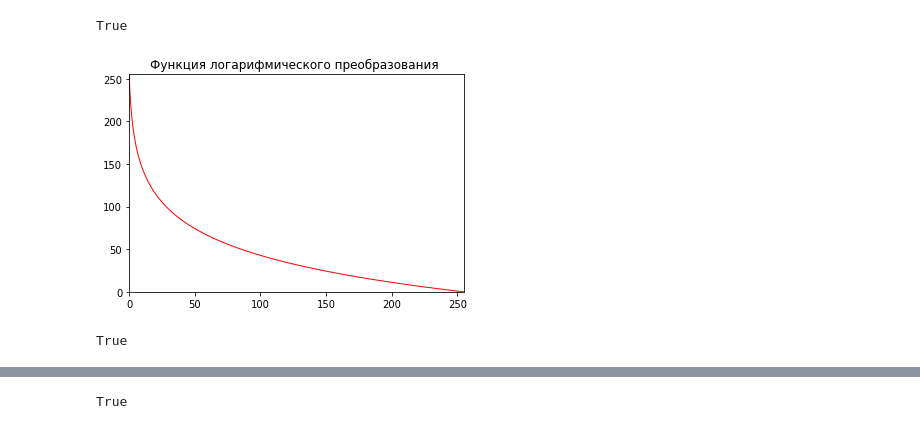
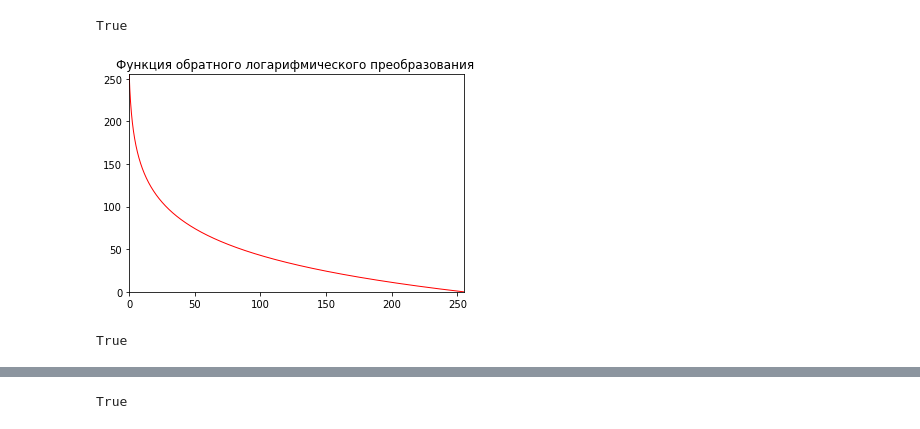
Before and after one commit to Shrek4/labs_2022, a Jupyter notebook: обработка изображений/2/2.ipynb, the cells around one changed output, grey strips where cells are left out. Cells and saved outputs as stored; diff of their text form; code cells hidden in the pictures.

```diff
--- a/обработка изображений/2/2.ipynb
+++ b/обработка изображений/2/2.ipynb
@@ -21,7 +28,7 @@ def neg_plot():
     plt.xlim(0,255),plt.ylim(0,255)
     plt.show()
 
-img = Image.open("02_black.jpg")
+img = Image.open("01_black.jpg")
 
 
 # Display the original image
@@ -50,5 +57,5 @@ for i in range(0, img.size[0]-1):
 neg_plot()
 # Display the negative image
 
-img.save("02_neg.jpg", "JPEG")
+img.save("01_neg.jpg", "JPEG")
 # %% [output]
@@ -68,7 +79,7 @@ def log_plot(c):
 
  # Логарифмическое преобразование
 def log(c,img):
-    output=c*np.log(1.0+img)
+    output=c*np.log(1+img)
     output=np.uint8(output+0.5)
     return output
 
@@ -83,7 +94,7 @@ output=log(47,img)
 # Показать изображение
 # cv2.imshow('Input',img)
 # cv2.imshow('Output',output)
-cv2.imwrite('02_log.jpg', output)
+cv2.imwrite('02_log_1.jpg', output)
 # cv2.waitKey(0)
 # cv2.destroyAllWindows()
 # %% [output]
@@ -92,36 +103,36 @@ True
 # %%
 
 
  # Рисование кривой
 def log_plot2(c):
     x=np.arange(0,256,0.01)
     y=255-c*np.log(1+x)
     plt.plot(x,y,'r',linewidth=1)
     plt.rcParams ['font.sans-serif'] = ['SimHei'] # Отображать китайские теги как обычно
-    plt.title (u'Функция логарифмического преобразования ')
+    plt.title (u'Функция обратного логарифмического преобразования ')
     plt.xlim(0,255),plt.ylim(0,255)
     plt.show()
 
  # Логарифмическое преобразование
 def log2(c,img):
-    output=c*np.log(1.0+img)
-    output=np.uint8(output+0.5)
+    output = 2.71 ** (img / c) - 1
+    output = np.uint8(output + 0.5)
     return output
 
 # Прочитать исходное изображение
 img=cv2.imread('02_black.jpg')
 
 # Нарисуйте кривую логарифмического преобразования
 log_plot2(46)
  # Логарифмическое преобразование шкалы серого изображения
 output=log2(47,img)
 
 # Показать изображение
 # cv2.imshow('Input',img)
 # cv2.imshow('Output',output)
-cv2.imwrite('02_log.jpg', output)
+cv2.imwrite('02_log_2.jpg', output)
 # cv2.waitKey(0)
 # cv2.destroyAllWindows()
 # %% [output]
-[figure, old version]
+[figure, new version]
 True
```
Also changed, not shown: parts of 7 cells of this notebook, 18 other files.
